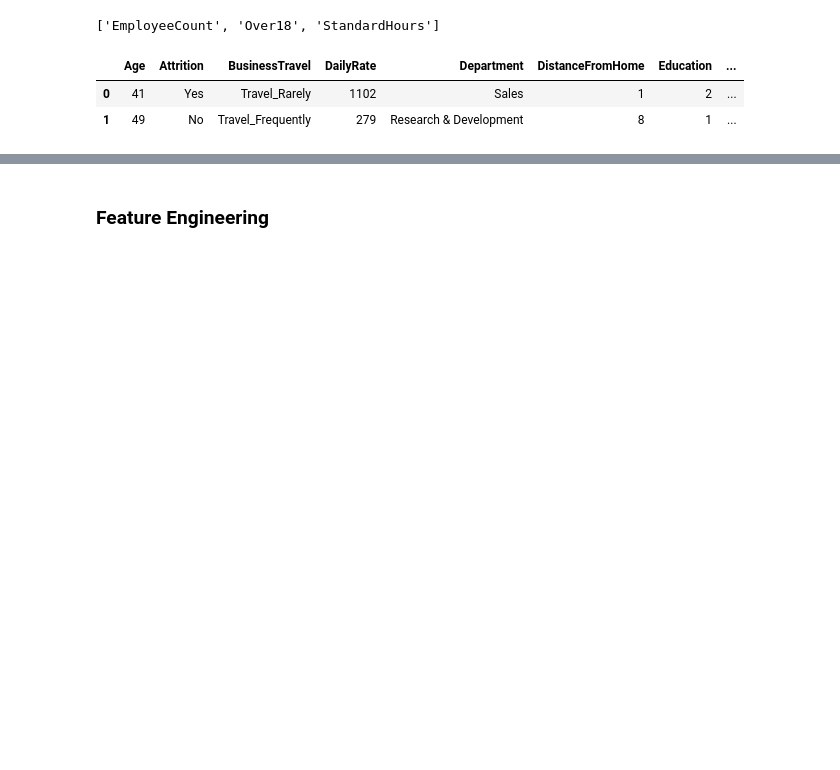
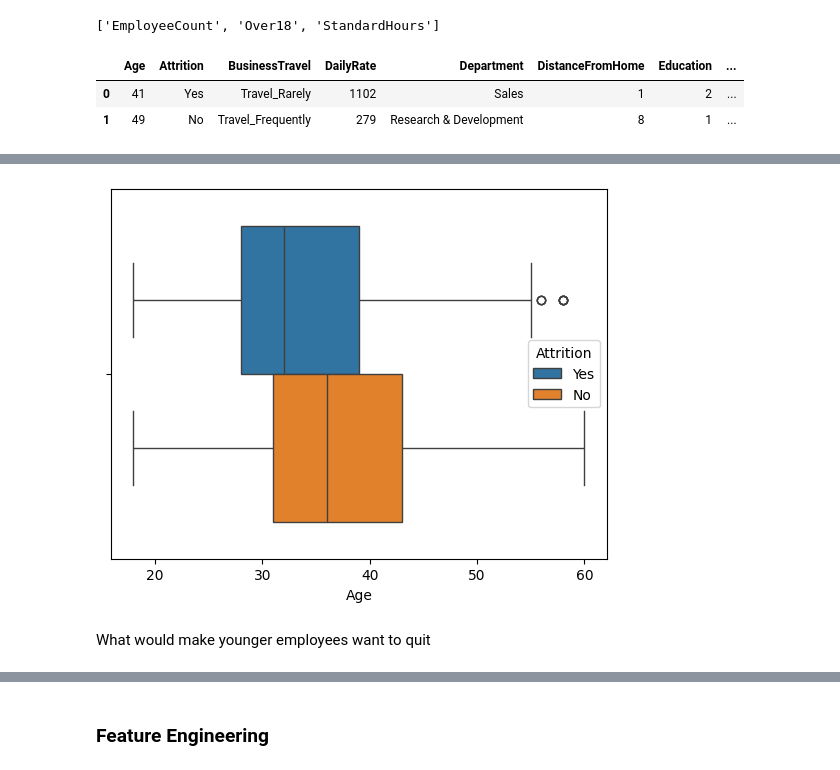
Before and after one commit to CreativeTob/InsightHQ, a Jupyter notebook: main.ipynb, the cells around one changed output, grey strips where cells are left out. Saved outputs shown, nothing was run; the diff lists cells and outputs as text; code cells hidden in the pictures; blank space fills up the shorter version.

```diff
--- a/main.ipynb
+++ b/main.ipynb
@@ -137,0 +227,8 @@ df.head(2)
+# %%
+sns.boxplot(data = df, x = 'Age', hue ='Attrition')
+
+plt.show()
+# %% [output]
+[figure, added]
+# %% [markdown]
+What would make younger employees want to quit
```
Also changed, not shown: parts of 24 cells of this notebook.
